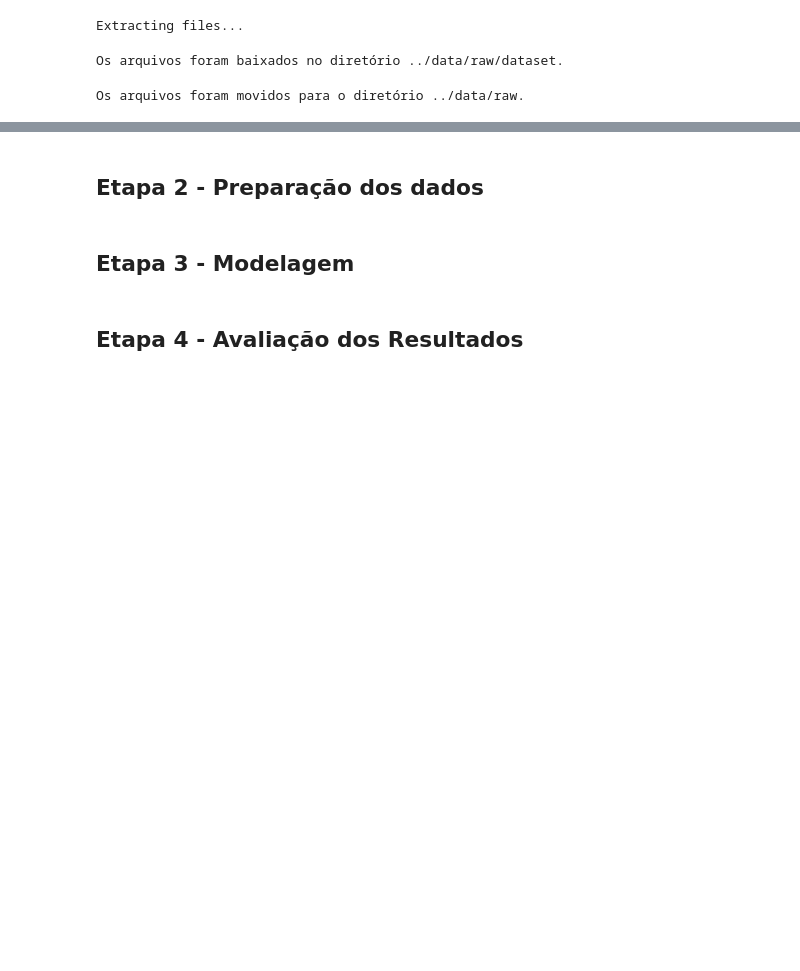
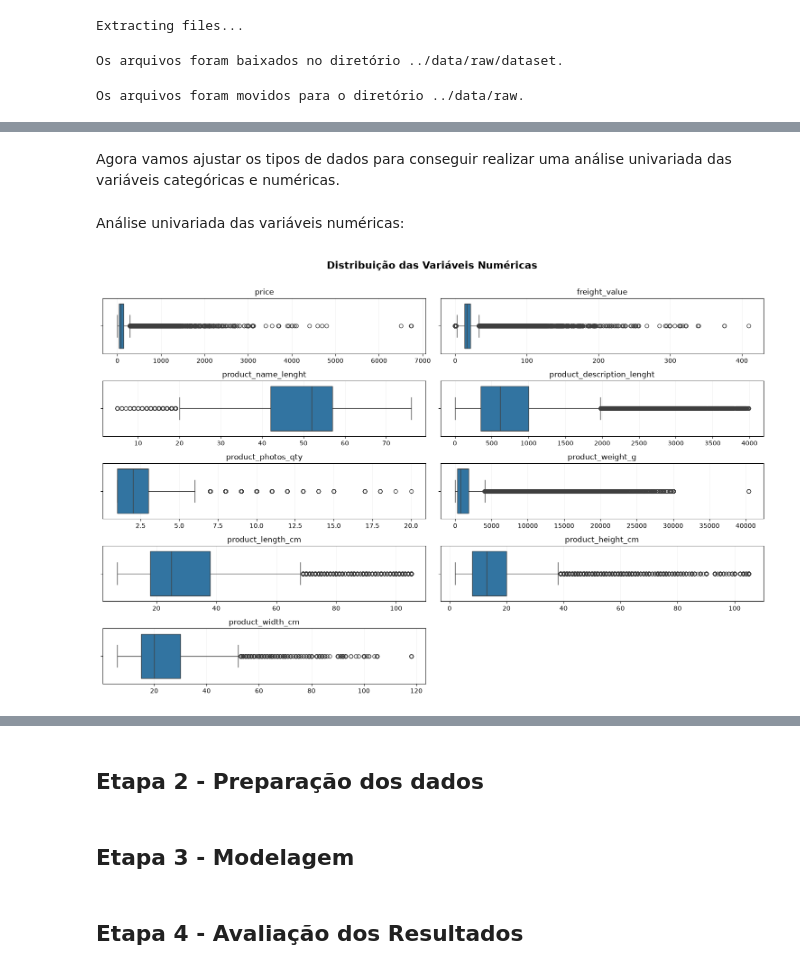
Before and after one commit to leonardosantosrocha/claude-delivery-delay-prediction, a Jupyter notebook: notebooks/notebook.ipynb, the cells around one changed output, grey strips where cells are left out. Drawn from its saved outputs; the diff is of its cells as text; code cells hidden in the pictures; blank space fills up the shorter version.

Commit message:
feature: relaciona datasets, reajusta proposta de negócio e inicia análise univariada.

```diff
--- a/notebooks/notebook.ipynb
+++ b/notebooks/notebook.ipynb
@@ -95,0 +161,12 @@ Os arquivos foram movidos para o diretório ../data/raw.
+# %%
+raw_olist_joined = (
+    raw_orders \
+    .join(raw_order_items, on="order_id", how="inner") \
+    .join(raw_products, on="product_id", how="left")
+    .join(raw_sellers, on="seller_id", how="left")
+    .join(raw_customers, on="customer_id", how="left")
+)
+
+raw_olist_joined.write_csv("../data/raw/raw_olist_joined.csv")
+
+raw_olist_joined.head(3)
@@ -95,0 +218,3 @@ Os arquivos foram movidos para o diretório ../data/raw.
+# %%
+raw_olist_without_nulls = raw_olist_joined.drop_nulls()
+raw_olist_without_nulls.describe()
@@ -95,0 +234,3 @@ Os arquivos foram movidos para o diretório ../data/raw.
+# %%
+raw_olist_without_ids = raw_olist_without_nulls.drop(["order_id", "customer_id", "order_item_id", "product_id", "seller_id", "customer_unique_id"])
+raw_olist_without_ids.describe()
@@ -95,0 +250,2 @@ Os arquivos foram movidos para o diretório ../data/raw.
+# %% [markdown]
+Agora vamos ajustar os tipos de dados para conseguir realizar uma análise univariada das variáveis categóricas e numéricas.
@@ -95,0 +278,38 @@ Os arquivos foram movidos para o diretório ../data/raw.
+# %% [markdown]
+Análise univariada das variáveis numéricas:
+# %%
+numeric_cols = [
+    col for col, dtype in raw_olist_typed.schema.items()
+    if dtype.is_numeric()
+]
+
+fig, axes = plt.subplots(
+    nrows=5,
+    ncols=2,
+    figsize=(15, 10)
+)
+
+axes = axes.flatten()
+
+for ax, col in zip(axes, numeric_cols):
+    sns.boxplot(
+        x=raw_olist_typed[col].to_numpy(),
+        ax=ax
+    )
+    ax.set_title(col)
+    ax.set_xlabel("")
+    ax.grid(axis="x", alpha=0.2)
+
+for ax in axes[len(numeric_cols):]:
+    ax.remove()
+
+fig.suptitle(
+    "Distribuição das Variáveis Numéricas\n",
+    fontsize=16,
+    fontweight="bold"
+)
+
+plt.tight_layout()
+plt.show()
+# %% [output]
+[figure, added]
```
Also changed, not shown: parts of 17 cells of this notebook, 1 other file.
